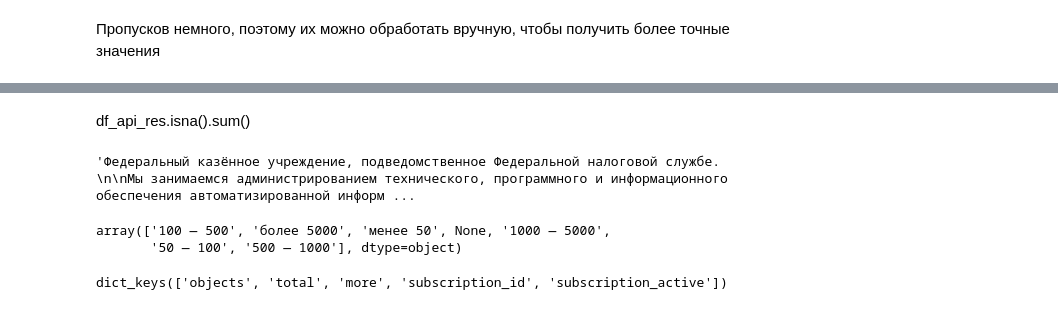
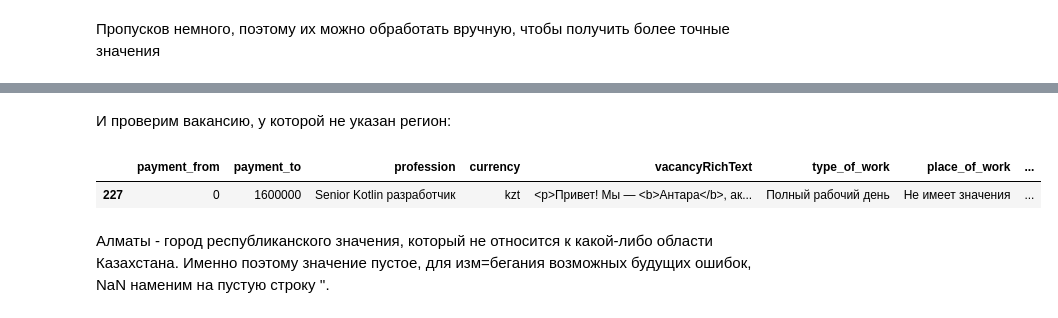
Before and after one commit to leosh1d/gp2, a Jupyter notebook: code/collecting/superjob.ipynb, the cells around one changed output, grey strips where cells are left out. Cells and saved outputs as stored; diff of their text form; code cells hidden in the pictures.

```diff
--- a/code/collecting/superjob.ipynb
+++ b/code/collecting/superjob.ipynb
@@ -434,5 +494,9 @@ df_api_res.loc[~df_api_res['client_staff_count'].isna()]
 # %%
 df_api_res.loc[df_api_res['firm_name'] == 'ТД ПИК', ['client_vacancy_count', 'client_staff_count']] = [3,'менее 50']
 df_api_res.loc[df_api_res['firm_name'] == 'Тануки', ['client_vacancy_count', 'client_staff_count']] = [348, '1000 — 5000']
-df_api_res.loc[df_api_res['firm_name'] == 'АО МГЭС', ['client_vacancy_count', 'client_staff_count']] = [4, ]
-df_api_res.loc[df_api_res['firm_name'] == 'Тануки', ['client_vacancy_count', 'client_staff_count']] = []
+df_api_res.loc[df_api_res['firm_name'] == 'АО МГЭС', ['client_vacancy_count', 'client_staff_count']] = [4, '50 — 100']
+df_api_res.loc[df_api_res['firm_name'] == 'Обслуживание оборудования.', ['client_vacancy_count', 'client_staff_count']] = [10, '50 — 100']
+df_api_res.loc[df_api_res['firm_name'] == 'ООО "ИСИНТЕЛ ТЕХНОЛОГИИ"', ['client_vacancy_count', 'client_staff_count']] = [3, 'менее 50']
+df_api_res.loc[df_api_res['firm_name'] == 'ООО "ММПЗМ"', ['client_vacancy_count', 'client_staff_count']] = [4, '50 — 100']
+df_api_res.loc[df_api_res['firm_name'] == 'Маркетинг и продажи', ['client_vacancy_count', 'client_staff_count']] = [12, '1000 — 5000']
+df_api_res.loc[493, 'firm_name'] = 'Дом Моды HENDERSON'
@@ -465,22 +503,9 @@ Name: firm_name, dtype: object
-# %% [markdown]
-df_api_res.isna().sum()
-# %%
-df_api_res['firm_activity'][0]
-# %% [output]
-'Федеральный казённое учреждение, подведомственное Федеральной налоговой службе. \n\nМы занимаемся администрированием технического, программного и информационного обеспечения автоматизированной информ ...
-# %%
-df_api_res['client_staff_count'].unique()
-# %% [output]
-array(['100 — 500', 'более 5000', 'менее 50', None, '1000 — 5000',
-       '50 — 100', '500 — 1000'], dtype=object)
-# %%
-params = {
-    'keyword': 'IT'
-}
-
-vacs = requests.get('https://api.superjob.ru/2.0/vacancies/', headers=headers, params=params)
-res = vacs.json()
-
-res.keys()
-# %% [output]
-dict_keys(['objects', 'total', 'more', 'subscription_id', 'subscription_active'])
+# %% [markdown]
+И проверим вакансию, у которой не указан регион:
+# %%
+df_api_res[df_api_res['region__title'].isna()]
+# %% [output]
+|  | payment_from | payment_to | profession | currency | vacancyRichText | type_of_work | place_of_work | ... |
+| 227 | 0 | 1600000 | Senior Kotlin разработчик | kzt | <p>Привет! Мы — <b>Антара</b>, ак... | Полный рабочий день | Не имеет значения | ... |
+# %% [markdown]
+Алматы - город республиканского значения, который не относится к какой-либо области Казахстана. Именно поэтому значение пустое, для изм=бегания возможных будущих ошибок, NaN наменим на пустую строку ''.
```
Also changed, not shown: parts of 27 cells of this notebook.
